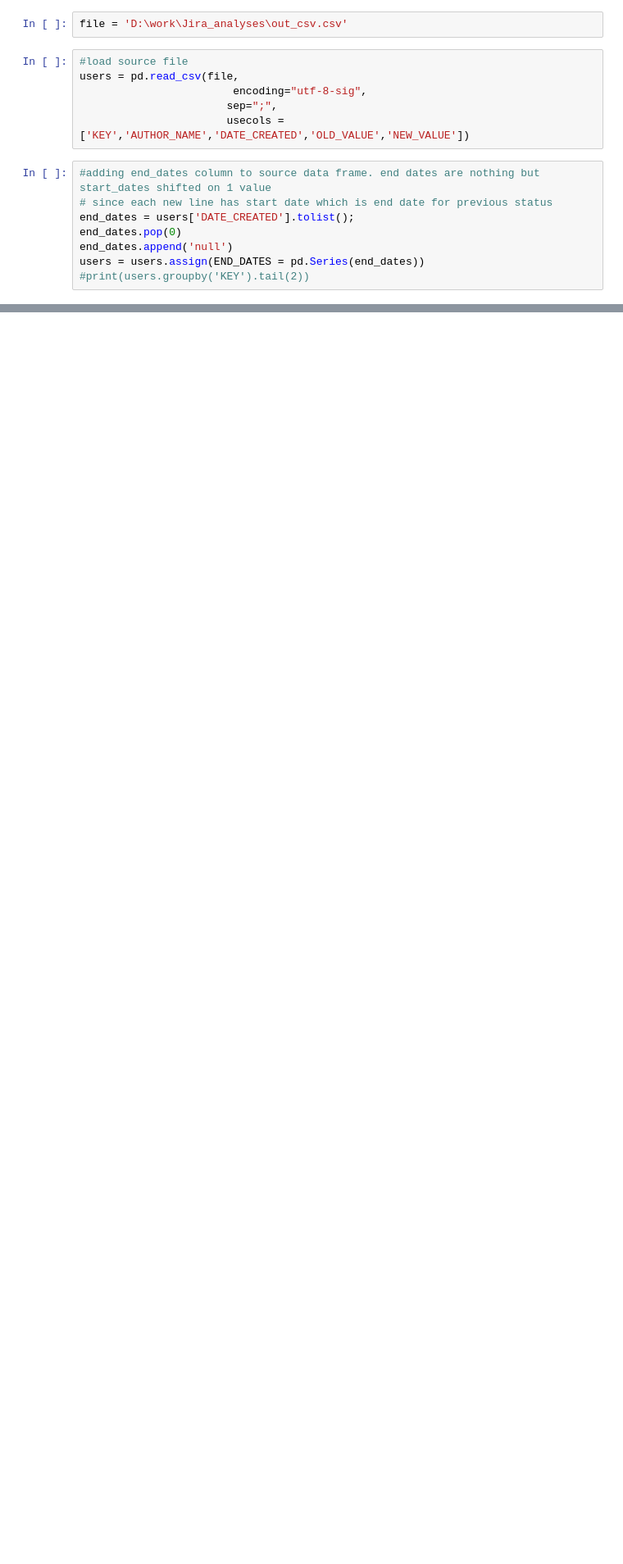
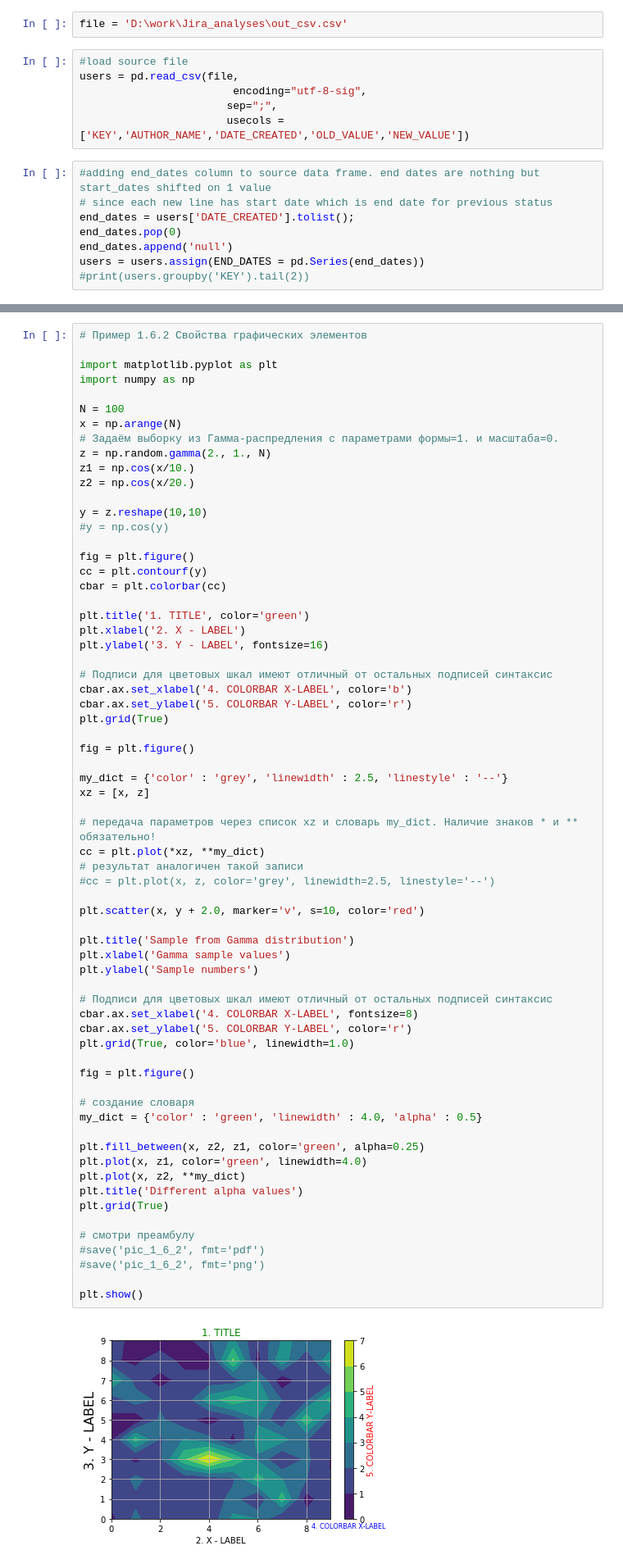
Before and after one commit to thirstfortruth/jira_analyses, a Jupyter notebook: jira_pm_analyses.ipynb, the cells around one changed output, grey strips where cells are left out. Shown at 82% size. Cells and saved outputs as stored; diff of their text form; blank space fills up the shorter version.

```diff
--- a/jira_pm_analyses.ipynb
+++ b/jira_pm_analyses.ipynb
@@ -81,0 +81,68 @@ print(test)
+# %%
+# Пример 1.6.2 Свойства графических элементов
+
+import matplotlib.pyplot as plt
+import numpy as np
+
+N = 100
+x = np.arange(N)
+# Задаём выборку из Гамма-распредления с параметрами формы=1. и масштаба=0.
+z = np.random.gamma(2., 1., N)
+z1 = np.cos(x/10.)
+z2 = np.cos(x/20.)
+
+y = z.reshape(10,10)
+#y = np.cos(y)
+
+fig = plt.figure()
+cc = plt.contourf(y)
+cbar = plt.colorbar(cc)
+
+plt.title('1. TITLE', color='green')
+plt.xlabel('2. X - LABEL')
+plt.ylabel('3. Y - LABEL', fontsize=16)
+
+# Подписи для цветовых шкал имеют отличный от остальных подписей синтаксис
+cbar.ax.set_xlabel('4. COLORBAR X-LABEL', color='b')
+cbar.ax.set_ylabel('5. COLORBAR Y-LABEL', color='r')
+plt.grid(True)
+
+fig = plt.figure()
+
+my_dict = {'color' : 'grey', 'linewidth' : 2.5, 'linestyle' : '--'}
+xz = [x, z]
+
+# передача параметров через список xz и словарь my_dict. Наличие знаков * и ** обязательно!
+cc = plt.plot(*xz, **my_dict)
+# результат аналогичен такой записи
+#cc = plt.plot(x, z, color='grey', linewidth=2.5, linestyle='--')
+
+plt.scatter(x, y + 2.0, marker='v', s=10, color='red')
+
+plt.title('Sample from Gamma distribution')
+plt.xlabel('Gamma sample values')
+plt.ylabel('Sample numbers')
+
+# Подписи для цветовых шкал имеют отличный от остальных подписей синтаксис
+cbar.ax.set_xlabel('4. COLORBAR X-LABEL', fontsize=8)
+cbar.ax.set_ylabel('5. COLORBAR Y-LABEL', color='r')
+plt.grid(True, color='blue', linewidth=1.0)
+
+fig = plt.figure()
+
+# создание словаря
+my_dict = {'color' : 'green', 'linewidth' : 4.0, 'alpha' : 0.5}
+
+plt.fill_between(x, z2, z1, color='green', alpha=0.25)
+plt.plot(x, z1, color='green', linewidth=4.0)
+plt.plot(x, z2, **my_dict)
+plt.title('Different alpha values')
+plt.grid(True)
+
+# смотри преамбулу
+#save('pic_1_6_2', fmt='pdf')
+#save('pic_1_6_2', fmt='png')
+
+plt.show()
+# %% [output]
+[figure, added]
```
Also changed, not shown: parts of 7 cells of this notebook.
